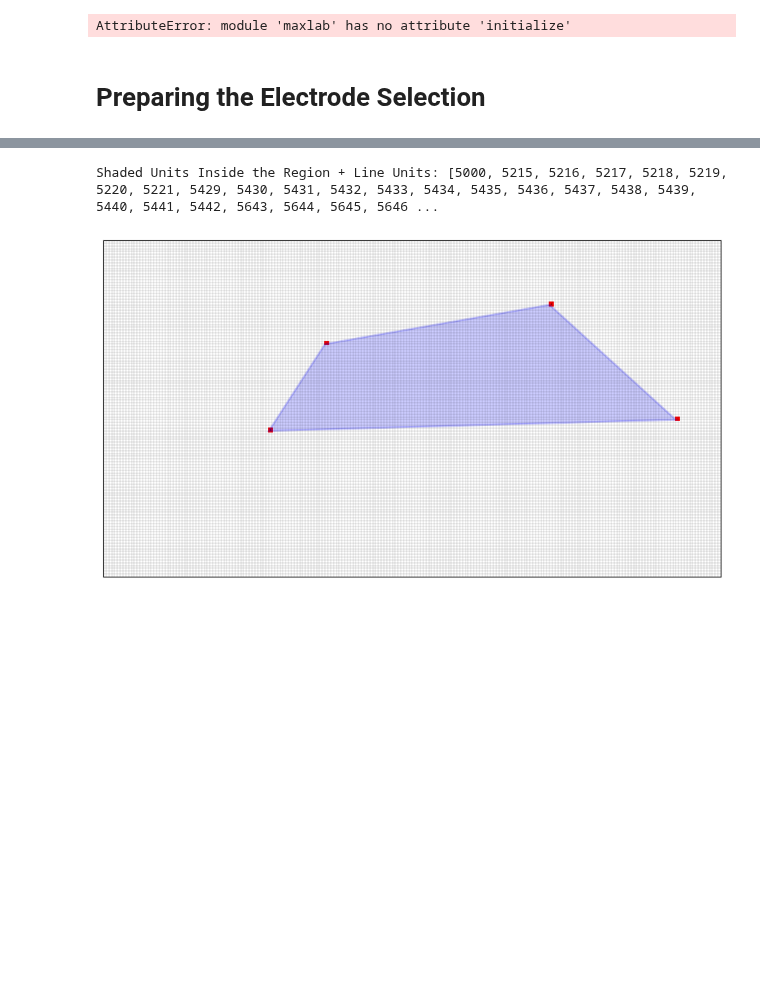
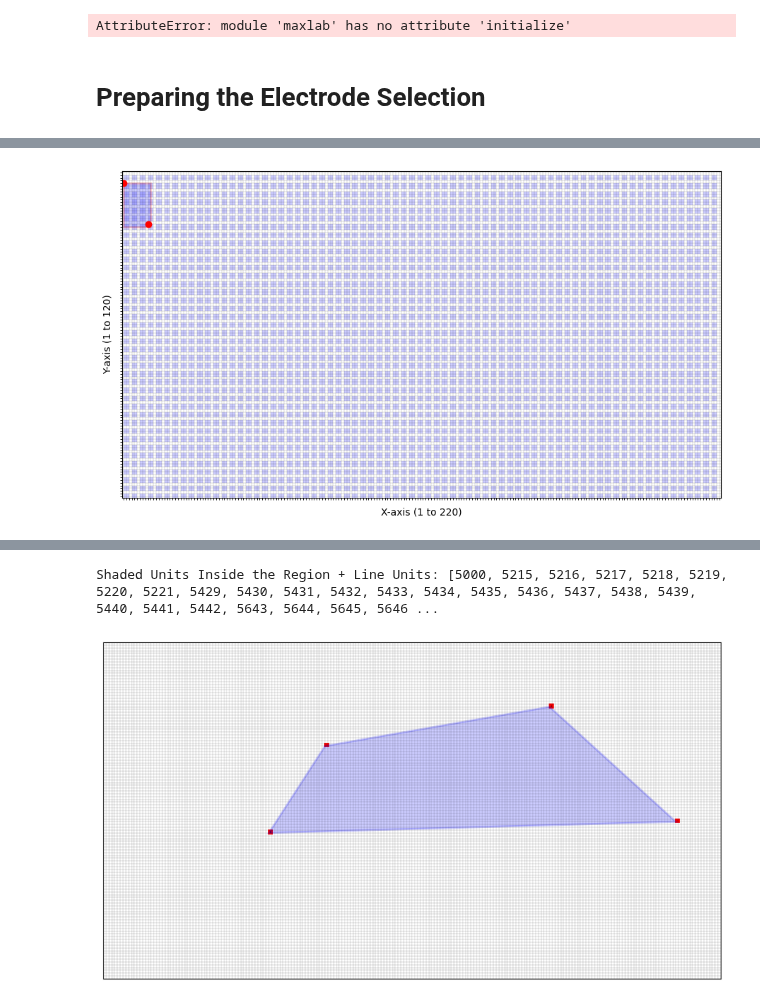
Before and after one commit to roybens/MEA_Analysis, a Jupyter notebook: apiscript_ROI.ipynb, the cells around one changed output, grey strips where cells are left out. Saved outputs shown, nothing was run; the diff lists cells and outputs as text; code cells hidden in the pictures; blank space fills up the shorter version.

```diff
--- a/apiscript_ROI.ipynb
+++ b/apiscript_ROI.ipynb
@@ -280,0 +361,89 @@ Highlighted Unit Numbers: [1, 26400, 13090]
+# %%
+import matplotlib.pyplot as plt
+import numpy as np
+from matplotlib.patches import Rectangle
+
+def create_grid_with_2C(rows=120, cols=220, highlight_coords=None):
+    """
+    Create a 120x220 grid and shade a rectangle based on two given coordinates.
+
+    Args:
+        rows (int): Number of rows in the grid.
+        cols (int): Number of columns in the grid.
+        highlight_coords (list): List of two (x, y) coordinate pairs to form a rectangle.
+
+    Returns:
+        None
+    """
+    # Create a blank grid
+    grid = np.zeros((rows, cols))
+
+    # Plot the grid
+    fig, ax = plt.subplots(figsize=(12, 6))
+    ax.imshow(grid, cmap="Greys", extent=[0.5, cols + 0.5, 0.5, rows + 0.5])
+
+    # Add shaded blocks of 4 units (2x2) with 1 unit separation
+    block_size = 2  # 2x2 blocks
+    separation = 1  # 1 unit separation
+    for row in range(separation, rows - block_size + 1, block_size + separation):
+        for col in range(separation, cols - block_size + 1, block_size + separation):
+            # Add a shaded rectangle for each block
+            rect = Rectangle((col, rows - row - block_size), block_size, block_size,
+                             edgecolor="none", facecolor="blue", alpha=0.2)
+            ax.add_patch(rect)
+
+    # Highlight specific coordinates with red dots
+    if highlight_coords:
+        for x, y in highlight_coords:
+            ax.plot(x, rows - y + 1, 'ro')  # Plot red dot at the specified coordinate
+
+
+
+    # Shade the rectangle based on two coordinates
+    if highlight_coords and len(highlight_coords) == 2:
+        (x1, y1), (x2, y2) = highlight_coords
+
+        # Determine the rectangle's edges
+        min_x, max_x = min(x1, x2), max(x1, x2)
+        min_y, max_y = min(y1, y2), max(y1, y2)
+
+        # Add a shaded rectangle
+        rect = Rectangle((min_x, rows - max_y), max_x - min_x + 1, max_y - min_y + 1,
+                 edgecolor="red", facecolor="blue", alpha=0.2, linewidth=2)
+        ax.add_patch(rect)
+
+        # Collect all unit numbers inside the bounding box
+        highlighted_units = []
+        for row in range(min_y, max_y + 1):
+            for col in range(min_x, max_y + 1):
+                unit_number = row * cols + col + 1  # Convert back to 1-indexed unit number
+                highlighted_units.append(unit_number)
+        if len(highlighted_units) < 1000:
+            print("Highlighted Units Inside the Region:", highlighted_units)
+            print(f"Highlighted rectangle coordinates: ({min_x}, {min_y}) to ({max_x}, {max_y})")
+            print(len(highlighted_units))
+        else:
+            print("Too many highlighted units to display. Please select a region with fewer units < 1000.")
+    # Set gridlines
+    ax.set_xticks(np.arange(1, cols + 1, 1), minor=True)
+    ax.set_yticks(np.arange(1, rows + 1, 1), minor=True)
+    ax.grid(which="minor", color="black", linestyle="-", linewidth=0.1)
+
+    # Remove x and y axis ticks
+    ax.set_xticks([])
+    ax.set_yticks([])
+
+    # Set axis labels
+    ax.set_xlabel("X-axis (1 to 220)")
+    ax.set_ylabel("Y-axis (1 to 120)")
+    ax.set_xlim(0.5, cols + 0.5)
+    ax.set_ylim(0.5, rows + 0.5)
+
+    plt.show()
+    return highlighted_units
+
+# Example usage
+# Input two coordinates to form a rectangle
+highlight_coords = [(1, 5), (10, 20)]  # Example coordinates
+create_grid_with_2C(highlight_coords=highlight_coords)
+# %% [output]
@@ -280,0 +453 @@ Highlighted Unit Numbers: [1, 26400, 13090]
+[figure, added]
```
Also changed, not shown: parts of 9 cells of this notebook.
